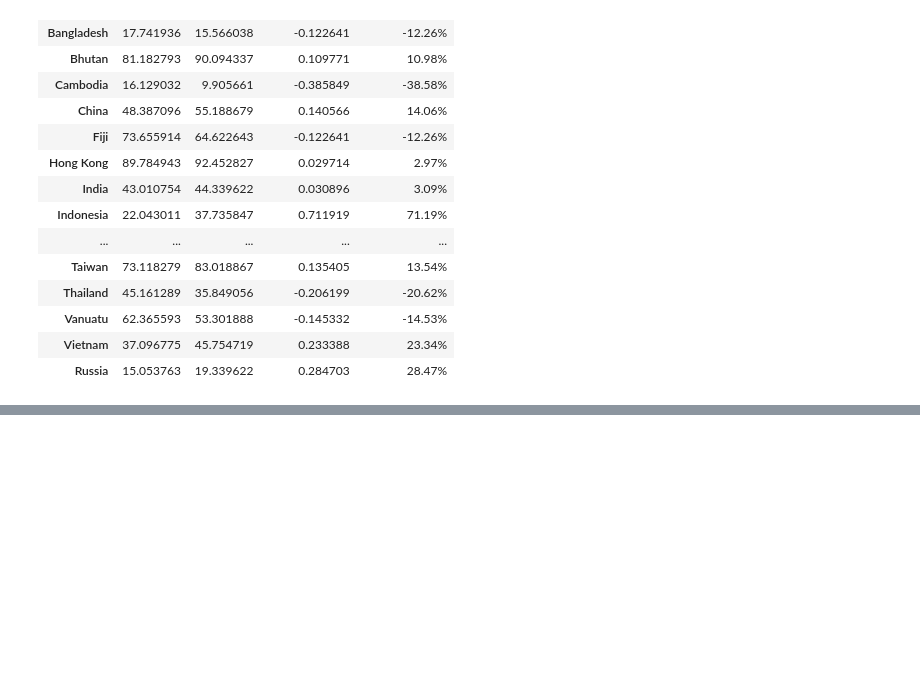
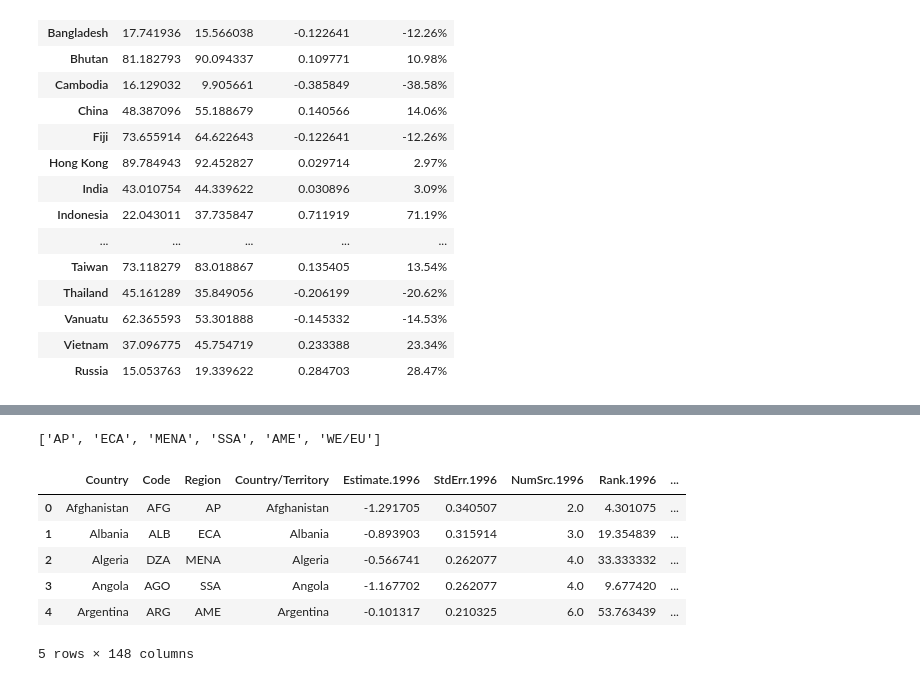
Before and after one commit to Trickster2038/BMSTU-M2-ML-METHODS, a Jupyter notebook: hw1/hw1.ipynb, the cells around one changed output, grey strips where cells are left out. Saved outputs shown, nothing was run; the diff lists cells and outputs as text; code cells hidden in the pictures; blank space fills up the shorter version.

```diff
--- a/hw1/hw1.ipynb
+++ b/hw1/hw1.ipynb
@@ -295,0 +297,16 @@ Tabl_proc
+# %%
+# получаем свпсиок регионов
+regions = list(merged_df["Region"].drop_duplicates())
+regions
+# %% [output]
+['AP', 'ECA', 'MENA', 'SSA', 'AME', 'WE/EU']
+# %%
+merged_df.head()
+# %% [output]
+|  | Country | Code | Region | Country/Territory | Estimate.1996 | StdErr.1996 | NumSrc.1996 | Rank.1996 | ... |
+| 0 | Afghanistan | AFG | AP | Afghanistan | -1.291705 | 0.340507 | 2.0 | 4.301075 | ... |
+| 1 | Albania | ALB | ECA | Albania | -0.893903 | 0.315914 | 3.0 | 19.354839 | ... |
+| 2 | Algeria | DZA | MENA | Algeria | -0.566741 | 0.262077 | 4.0 | 33.333332 | ... |
+| 3 | Angola | AGO | SSA | Angola | -1.167702 | 0.262077 | 4.0 | 9.677420 | ... |
+| 4 | Argentina | ARG | AME | Argentina | -0.101317 | 0.210325 | 6.0 | 53.763439 | ... |
+5 rows × 148 columns
```
Also changed, not shown: parts of 8 cells of this notebook.
